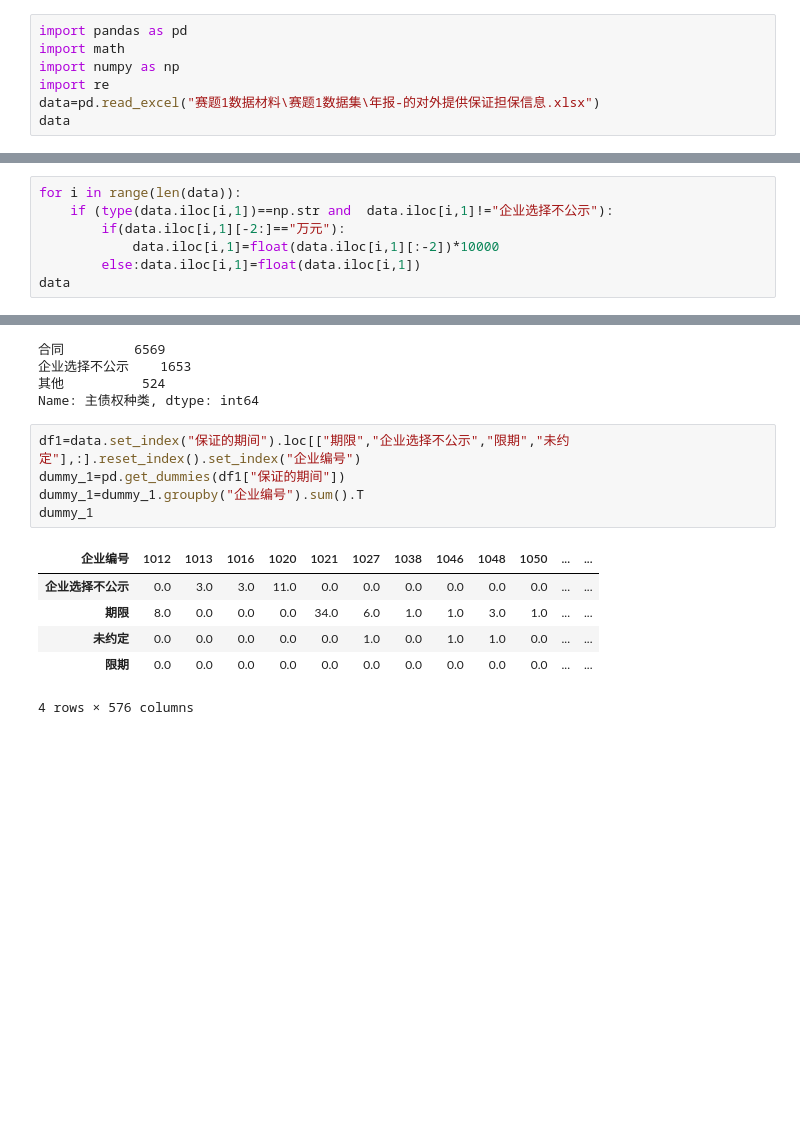
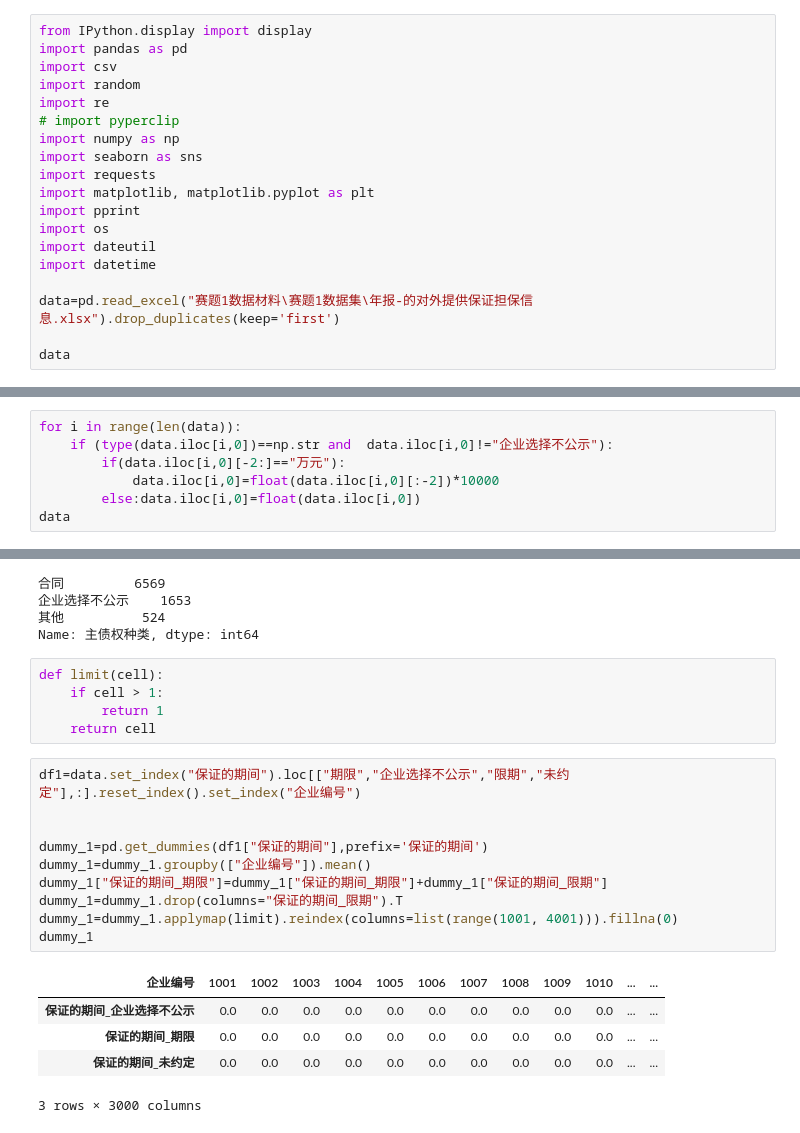
Before and after one commit to CourierKyn/isi-world-cup, a Jupyter notebook: 年报-的对外提供保证担保信息.ipynb, the cells around one changed output, grey strips where cells are left out. Drawn from its saved outputs; the diff is of its cells as text; blank space fills up the shorter version.

```diff
--- a/年报-的对外提供保证担保信息.ipynb
+++ b/年报-的对外提供保证担保信息.ipynb
@@ -1,9 +1,21 @@
 # %%
+from IPython.display import display
 import pandas as pd
-import math
+import csv
+import random
+import re
+# import pyperclip
 import numpy as np
-import re
-data=pd.read_excel("赛题1数据材料\赛题1数据集\年报-的对外提供保证担保信息.xlsx")
+import seaborn as sns
+import requests
+import matplotlib, matplotlib.pyplot as plt
+import pprint
+import os
+import dateutil
+import datetime
+
+data=pd.read_excel("赛题1数据材料\赛题1数据集\年报-的对外提供保证担保信息.xlsx").drop_duplicates(keep='first')
+
 data
 # %% [output]
 |  | 企业编号 | 主债权数额 | 保证担保的范围 | 保证的期间 | 保证的方式 | 主债权种类 | 履行债务的期限 | 年报年份 |
@@ -27,9 +60,9 @@ data
 # %%
 for i in range(len(data)):
-    if (type(data.iloc[i,1])==np.str and  data.iloc[i,1]!="企业选择不公示"):
-        if(data.iloc[i,1][-2:]=="万元"):
-            data.iloc[i,1]=float(data.iloc[i,1][:-2])*10000
-        else:data.iloc[i,1]=float(data.iloc[i,1])
+    if (type(data.iloc[i,0])==np.str and  data.iloc[i,0]!="企业选择不公示"):
+        if(data.iloc[i,0][-2:]=="万元"):
+            data.iloc[i,0]=float(data.iloc[i,0][:-2])*10000
+        else:data.iloc[i,0]=float(data.iloc[i,0])
 data
 # %% [output]
 |  | 企业编号 | 主债权数额 | 保证担保的范围 | 保证的期间 | 保证的方式 | 主债权种类 | 履行债务的期限 | 年报年份 |
@@ -57,17 +90,26 @@ data['主债权种类'].value_counts()
 企业选择不公示    1653
 其他          524
 Name: 主债权种类, dtype: int64
+# %%
+def limit(cell):
+    if cell > 1:
+        return 1
+    return cell
 # %%
 df1=data.set_index("保证的期间").loc[["期限","企业选择不公示","限期","未约定"],:].reset_index().set_index("企业编号")
-dummy_1=pd.get_dummies(df1["保证的期间"])
-dummy_1=dummy_1.groupby("企业编号").sum().T
+
+
+dummy_1=pd.get_dummies(df1["保证的期间"],prefix='保证的期间')
+dummy_1=dummy_1.groupby(["企业编号"]).mean()
+dummy_1["保证的期间_期限"]=dummy_1["保证的期间_期限"]+dummy_1["保证的期间_限期"]
+dummy_1=dummy_1.drop(columns="保证的期间_限期").T
+dummy_1=dummy_1.applymap(limit).reindex(columns=list(range(1001, 4001))).fillna(0)
 dummy_1
 # %% [output]
-| 企业编号 | 1012 | 1013 | 1016 | 1020 | 1021 | 1027 | 1038 | 1046 | 1048 | 1050 | ... | ... |
-| 企业选择不公示 | 0.0 | 3.0 | 3.0 | 11.0 | 0.0 | 0.0 | 0.0 | 0.0 | 0.0 | 0.0 | ... | ... |
-| 期限 | 8.0 | 0.0 | 0.0 | 0.0 | 34.0 | 6.0 | 1.0 | 1.0 | 3.0 | 1.0 | ... | ... |
-| 未约定 | 0.0 | 0.0 | 0.0 | 0.0 | 0.0 | 1.0 | 0.0 | 1.0 | 1.0 | 0.0 | ... | ... |
-| 限期 | 0.0 | 0.0 | 0.0 | 0.0 | 0.0 | 0.0 | 0.0 | 0.0 | 0.0 | 0.0 | ... | ... |
+| 企业编号 | 1001 | 1002 | 1003 | 1004 | 1005 | 1006 | 1007 | 1008 | 1009 | 1010 | ... | ... |
+| 保证的期间_企业选择不公示 | 0.0 | 0.0 | 0.0 | 0.0 | 0.0 | 0.0 | 0.0 | 0.0 | 0.0 | 0.0 | ... | ... |
+| 保证的期间_期限 | 0.0 | 0.0 | 0.0 | 0.0 | 0.0 | 0.0 | 0.0 | 0.0 | 0.0 | 0.0 | ... | ... |
+| 保证的期间_未约定 | 0.0 | 0.0 | 0.0 | 0.0 | 0.0 | 0.0 | 0.0 | 0.0 | 0.0 | 0.0 | ... | ... |
-4 rows × 576 columns
+3 rows × 3000 columns
 # %%
 df2=data.set_index("保证的方式").loc[["连带保证","企业选择不公示","一般保证","未约定"],:].reset_index().set_index("企业编号")
```
Also changed, not shown: parts of 8 cells of this notebook, 24 other files.
